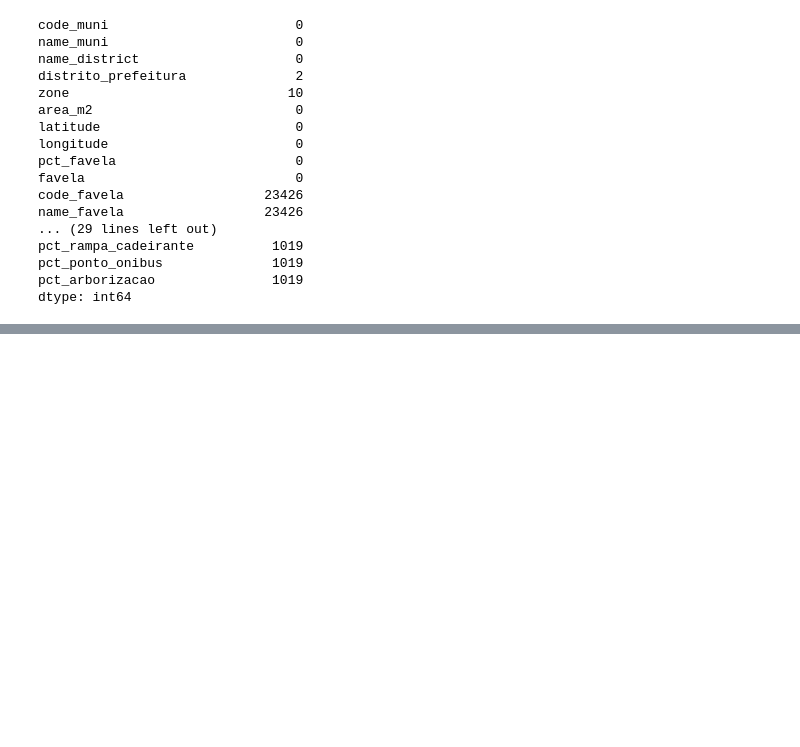
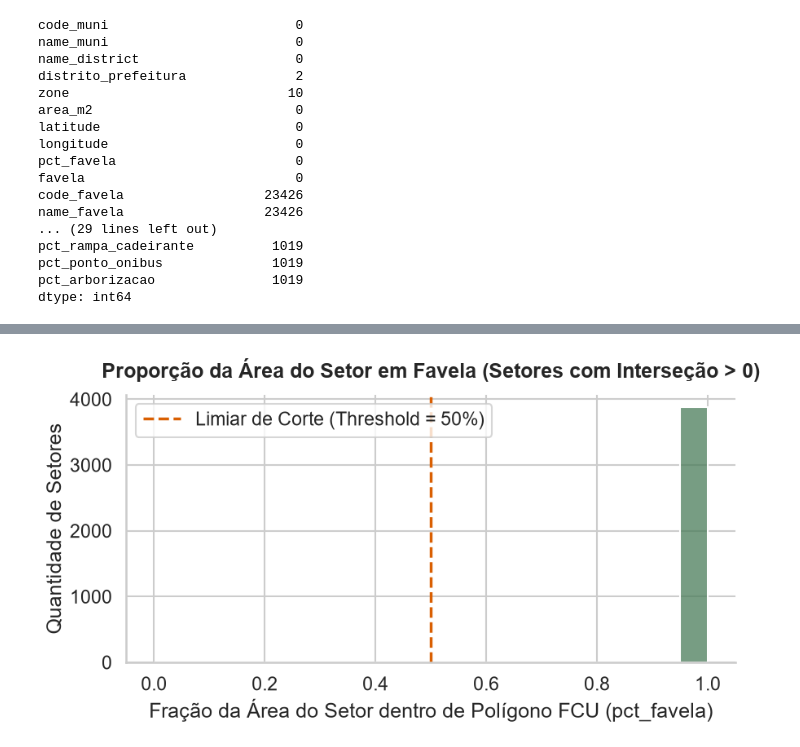
Before and after one commit to TalesVMAlves/spsd, a Jupyter notebook: notebooks/comunidades_ibge.ipynb, the cells around one changed output, grey strips where cells are left out. Saved outputs shown, nothing was run; the diff lists cells and outputs as text; code cells hidden in the pictures; blank space fills up the shorter version.

```diff
--- a/notebooks/comunidades_ibge.ipynb
+++ b/notebooks/comunidades_ibge.ipynb
@@ -566,0 +670,19 @@ dtype: int64
+# %%
+# Histograma da Proporção de Área em Favela (Setores com interseção > 0)
+fig, ax = plt.subplots(figsize=(9, 5))
+com_intersecao = dataset[dataset["pct_favela"] > 0]["pct_favela"]
+
+sns.histplot(com_intersecao, bins=20, color="#4a7c59", edgecolor="white", ax=ax)
+ax.axvline(THRESHOLD, color="#d95f02", linestyle="--", linewidth=2.5,
+           label=f"Limiar de Corte (Threshold = {THRESHOLD*100:.0f}%)")
+
+ax.set_title("Proporção da Área do Setor em Favela (Setores com Interseção > 0)", pad=15, fontweight="bold")
+ax.set_xlabel("Fração da Área do Setor dentro de Polígono FCU (pct_favela)")
+ax.set_ylabel("Quantidade de Setores")
+ax.legend()
+sns.despine()
+plt.tight_layout()
+plt.savefig(OUT / "grafico_2_threshold_fronteira.png", dpi=300)
+plt.show()
+# %% [output]
+[figure, added]
```
Also changed, not shown: parts of 17 cells of this notebook.
